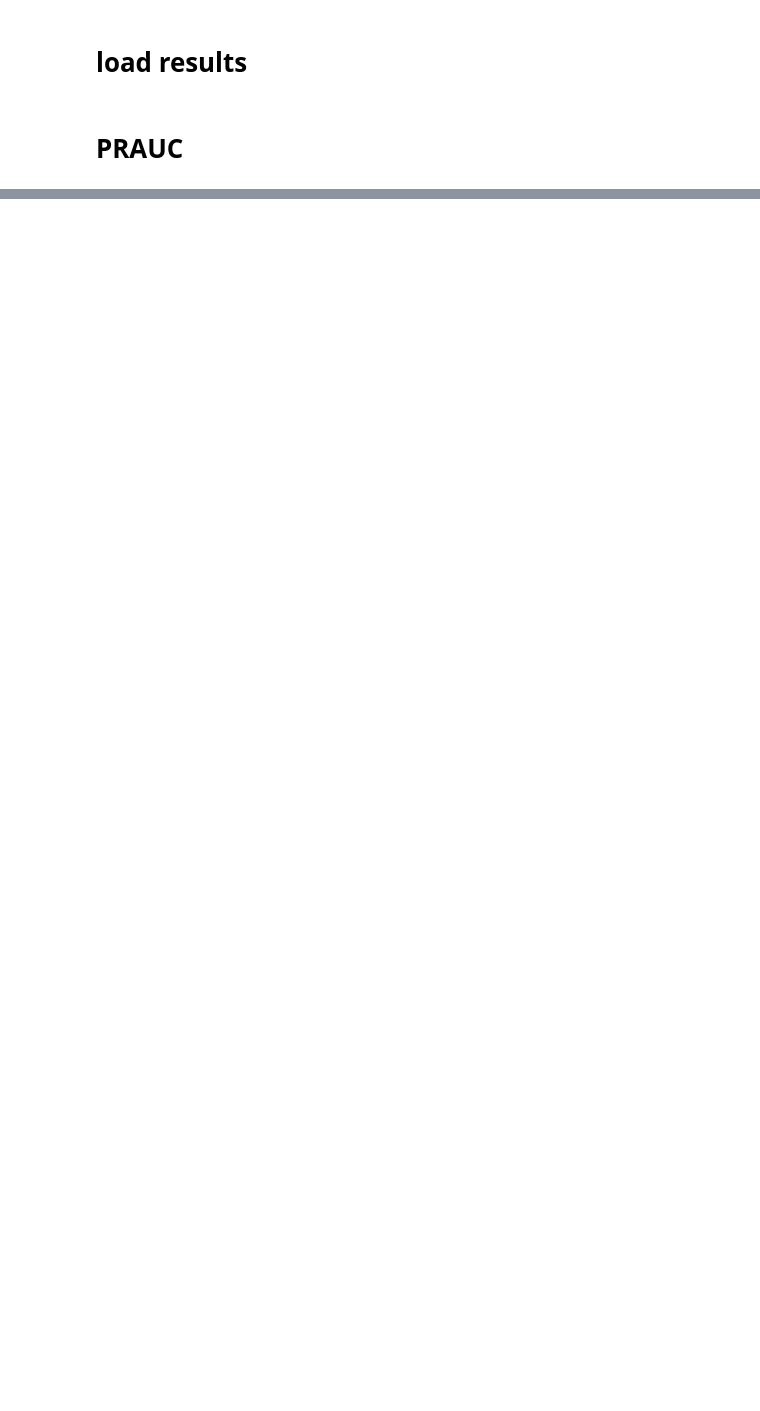
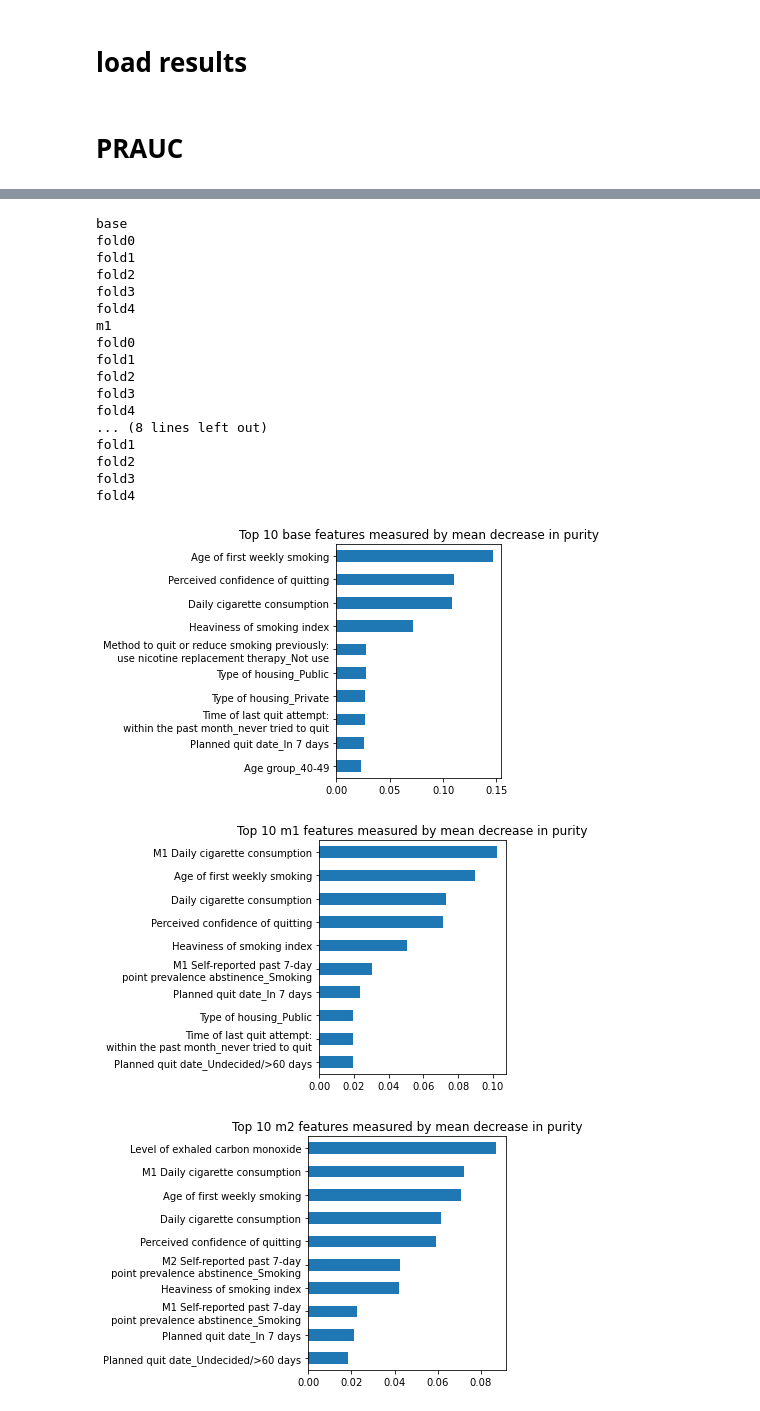
Before and after one commit to catmasteryip/smoking_cessation_v2, a Jupyter notebook: Learning.ipynb, the cells around one changed output, grey strips where cells are left out. Saved outputs shown, nothing was run; the diff lists cells and outputs as text; code cells hidden in the pictures; blank space fills up the shorter version.

```diff
--- a/Learning.ipynb
+++ b/Learning.ipynb
@@ -198 +244,5 @@ printing metrics of prediction model based on m3 set of cols
+# %%
+feat_dict = pd.DataFrame([feat_dict.keys(), feat_dict.values()])
+# %%
+feat_dict = feat_dict.transpose()
 # %%
@@ -288,0 +360,71 @@ results[model][fold]["model"].get_score(importance_type=importance_type)
+# %%
+from matplotlib.transforms import Bbox
+for feature_set in results.keys():
+    print(feature_set)
+    mdi = pd.DataFrame([])
+    for fold in results[feature_set].keys():
+        print(fold)
+        # feature names
+        x = results[feature_set][fold]['feature_names'].tolist()
+        # convert X_names matches with to feat_dict
+        for i in range(len(x)):
+            match_length = 0
+            match_index = "x"
+            for j in range(len(feat_dict)):
+                found = x[i].find(feat_dict.iloc[j, 0])
+                if found != -1 and len(feat_dict.iloc[j, 0]) > match_length:
+                    match_length = len(feat_dict.iloc[j, 0])
+                    match_index = j
+                    # replace with long form
+#                     print(x[i], feat_dict.iloc[j, 0], found)
+            x[i] = x[i].replace(feat_dict.iloc[match_index, 0],
+                                feat_dict.iloc[match_index, 1])
+        # feature importance, MDI
+        mdi_onefold = pd.Series(results[feature_set][fold]['model'].feature_importances_, index = x)
+#         if feature_set == "m2":
+#             import pdb; pdb.set_trace()
+        mdi = pd.concat([mdi, mdi_onefold], axis = 1)
+
+#     mdi.set_index(x)
+    mdi = mdi.sum(axis = 1) / 5
+    mdi = mdi.sort_values(ascending = True)[-11:-1]
+
+    fig, ax = plt.subplots()
+    ax = mdi.plot.barh()
+    ax.set_title(f"Top 10 {feature_set} features measured by mean decrease in purity")
+    ax.figure.tight_layout()
+    def full_extent(ax, pad=0.0):
+        """Get the full extent of an axes, including axes labels, tick labels, and
+        titles."""
+        # For text objects, we need to draw the figure first, otherwise the extents
+        # are undefined.
+        ax.figure.canvas.draw()
+        items = ax.get_xticklabels() + ax.get_yticklabels()
+    #    items += [ax, ax.title, ax.xaxis.label, ax.yaxis.label]
+        items += [ax, ax.title]
+        bbox = Bbox.union([item.get_window_extent() for item in items])
+
+        return bbox.expanded(1.0 + pad, 1.0 + pad)
+    extent = full_extent(ax).transformed(fig.dpi_scale_trans.inverted())
+    fig.savefig(f"./randomforest/MDI_{feature_set}v3.png", bbox_inches = extent)
+# %% [output]
+base
+fold0
+fold1
+fold2
+fold3
+fold4
+m1
+fold0
+fold1
+fold2
+fold3
+fold4
+... (8 lines left out)
+fold1
+fold2
+fold3
+fold4
+[figure, added]
+[figure, added]
+[figure, added]
```
Also changed, not shown: parts of 16 cells of this notebook, 3 other files.
